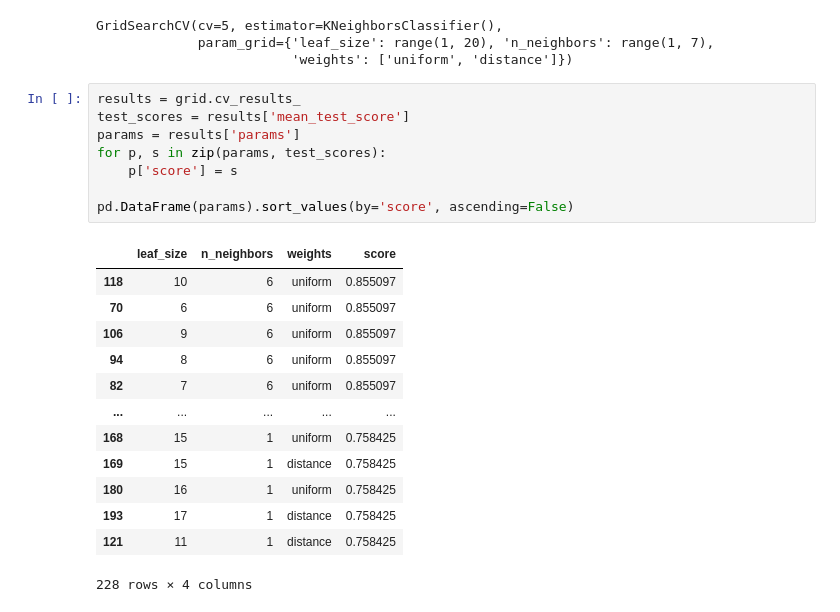
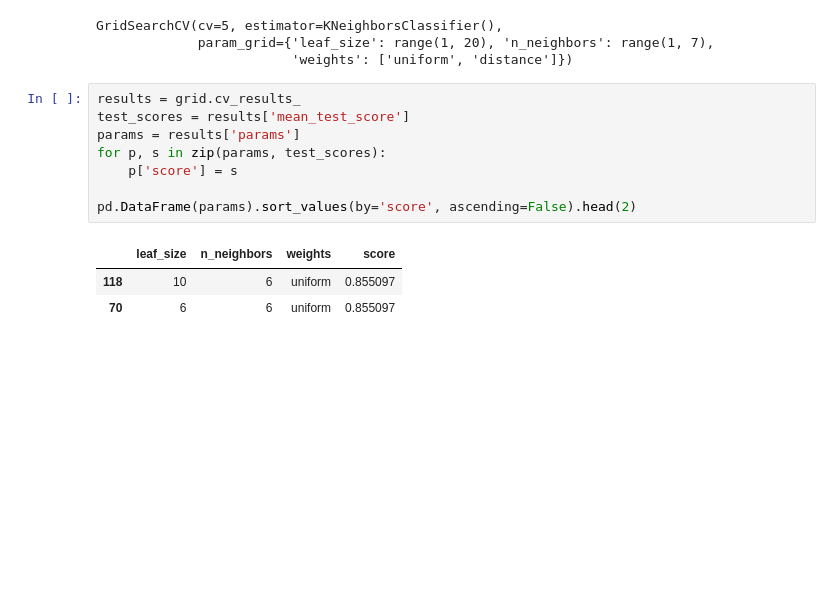
Before and after one commit to michael-haerle/olympic_dataset, a Jupyter notebook: final_notebook.ipynb, the cells around one changed output. Drawn from its saved outputs; the diff is of its cells as text; blank space fills up the shorter version.

```diff
--- a/final_notebook.ipynb
+++ b/final_notebook.ipynb
@@ -240,22 +230,12 @@ GridSearchCV(cv=5, estimator=KNeighborsClassifier(),
 # %%
 results = grid.cv_results_
 test_scores = results['mean_test_score']
 params = results['params']
 for p, s in zip(params, test_scores):
     p['score'] = s
 
-pd.DataFrame(params).sort_values(by='score', ascending=False)
+pd.DataFrame(params).sort_values(by='score', ascending=False).head(2)
 # %% [output]
 |  | leaf_size | n_neighbors | weights | score |
 | 118 | 10 | 6 | uniform | 0.855097 |
 | 70 | 6 | 6 | uniform | 0.855097 |
-| 106 | 9 | 6 | uniform | 0.855097 |
-| 94 | 8 | 6 | uniform | 0.855097 |
-| 82 | 7 | 6 | uniform | 0.855097 |
-| ... | ... | ... | ... | ... |
-| 168 | 15 | 1 | uniform | 0.758425 |
-| 169 | 15 | 1 | distance | 0.758425 |
-| 180 | 16 | 1 | uniform | 0.758425 |
-| 193 | 17 | 1 | distance | 0.758425 |
-| 121 | 11 | 1 | distance | 0.758425 |
-228 rows × 4 columns
```
Also changed, not shown: parts of 1 cell of this notebook.
